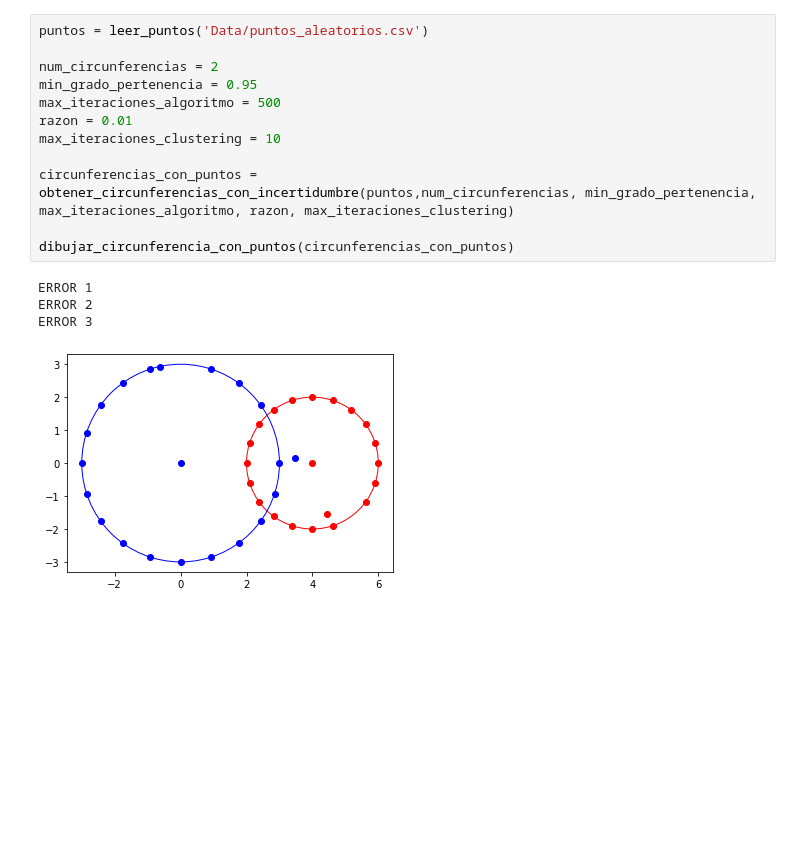
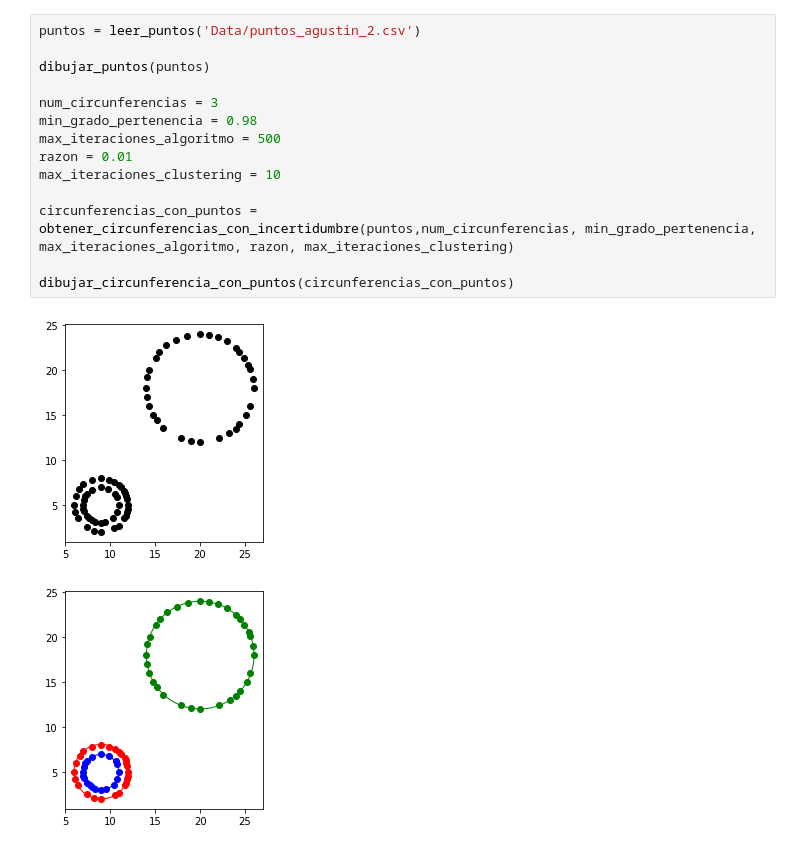
Before and after one commit to AlvaroAlhama/Clustering-con-incertidumbre, a Jupyter notebook: Codigo/Final Code.ipynb, the cells around one changed output. Cells and saved outputs as stored; diff of their text form; blank space fills up the shorter version.

```diff
--- a/Codigo/Final Code.ipynb
+++ b/Codigo/Final Code.ipynb
@@ -324,17 +399,17 @@ def obtener_circunferencias_con_incertidumbre(puntos, n_circunferencias, min_gra
 # %%
-puntos = leer_puntos('Data/puntos_aleatorios.csv')
+puntos = leer_puntos('Data/puntos_agustin_2.csv')
 
-num_circunferencias = 2
-min_grado_pertenencia = 0.95
+dibujar_puntos(puntos)
+
+num_circunferencias = 3
+min_grado_pertenencia = 0.98
 max_iteraciones_algoritmo = 500
 razon = 0.01
 max_iteraciones_clustering = 10
 
 circunferencias_con_puntos = obtener_circunferencias_con_incertidumbre(puntos,num_circunferencias, min_grado_pertenencia, max_iteraciones_algoritmo, razon, max_iteraciones_clustering)
 
 dibujar_circunferencia_con_puntos(circunferencias_con_puntos)
 # %% [output]
-ERROR 1
-ERROR 2
-ERROR 3
-[figure, old version]
+[figure, new version]
+[figure, added]
```
Also changed, not shown: parts of 3 cells of this notebook, 2 other files.
